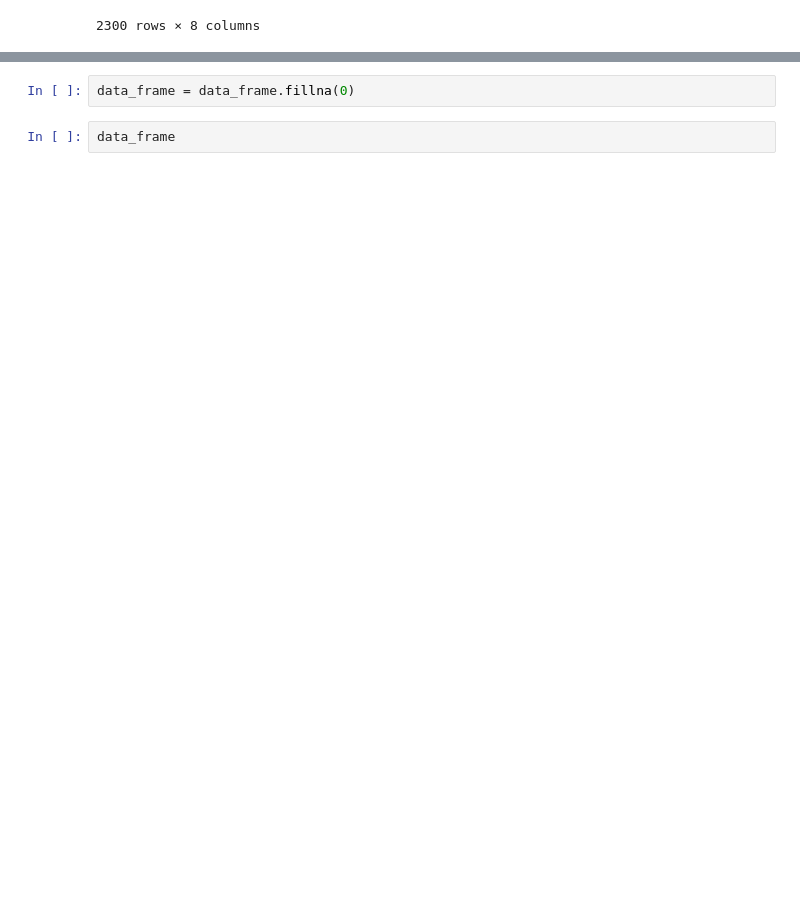
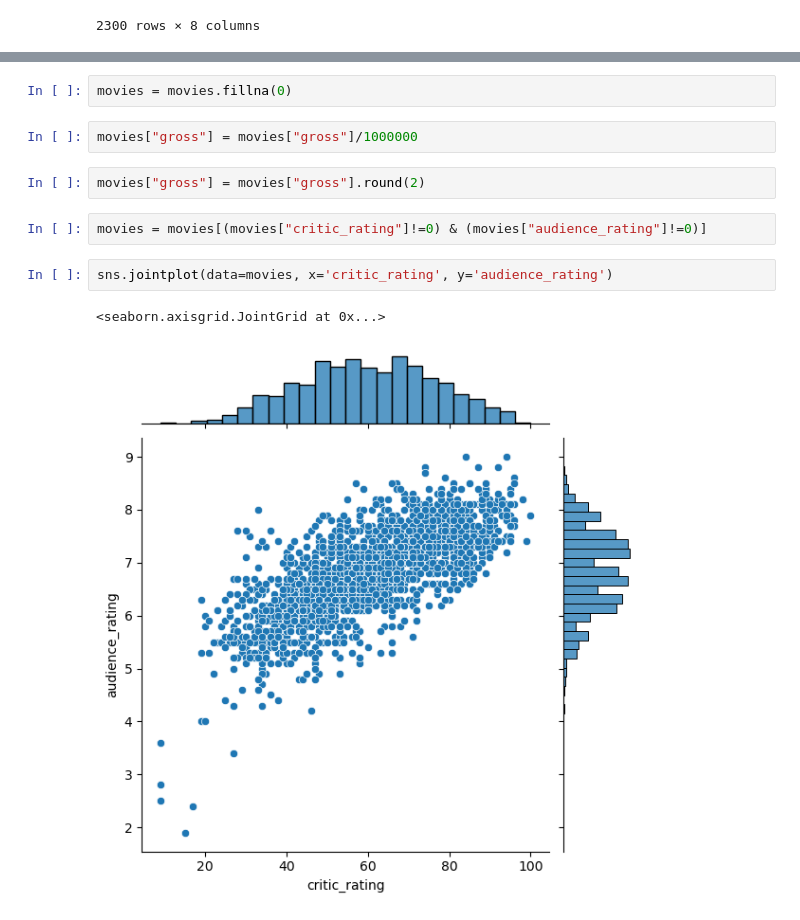
Before and after one commit to DiogoRibeiro7/imbd_movies_data_analysis, a Jupyter notebook: movie_analysis.ipynb, the cells around one changed output, grey strips where cells are left out. Drawn from its saved outputs; the diff is of its cells as text; blank space fills up the shorter version.

```diff
--- a/movie_analysis.ipynb
+++ b/movie_analysis.ipynb
@@ -59,4 +38,13 @@ data_frame = pd.merge(movies, box_office, on="title")
 # %%
-data_frame = data_frame.fillna(0)
+movies = movies.fillna(0)
-# %%
-data_frame
+# %%
+movies["gross"] = movies["gross"]/1000000
+# %%
+movies["gross"] = movies["gross"].round(2)
+# %%
+movies = movies[(movies["critic_rating"]!=0) & (movies["audience_rating"]!=0)]
+# %%
+sns.jointplot(data=movies, x='critic_rating', y='audience_rating')
+# %% [output]
+<seaborn.axisgrid.JointGrid at 0x...>
+[figure, added]
```
Also changed, not shown: parts of 9 cells of this notebook, 1 other file.
